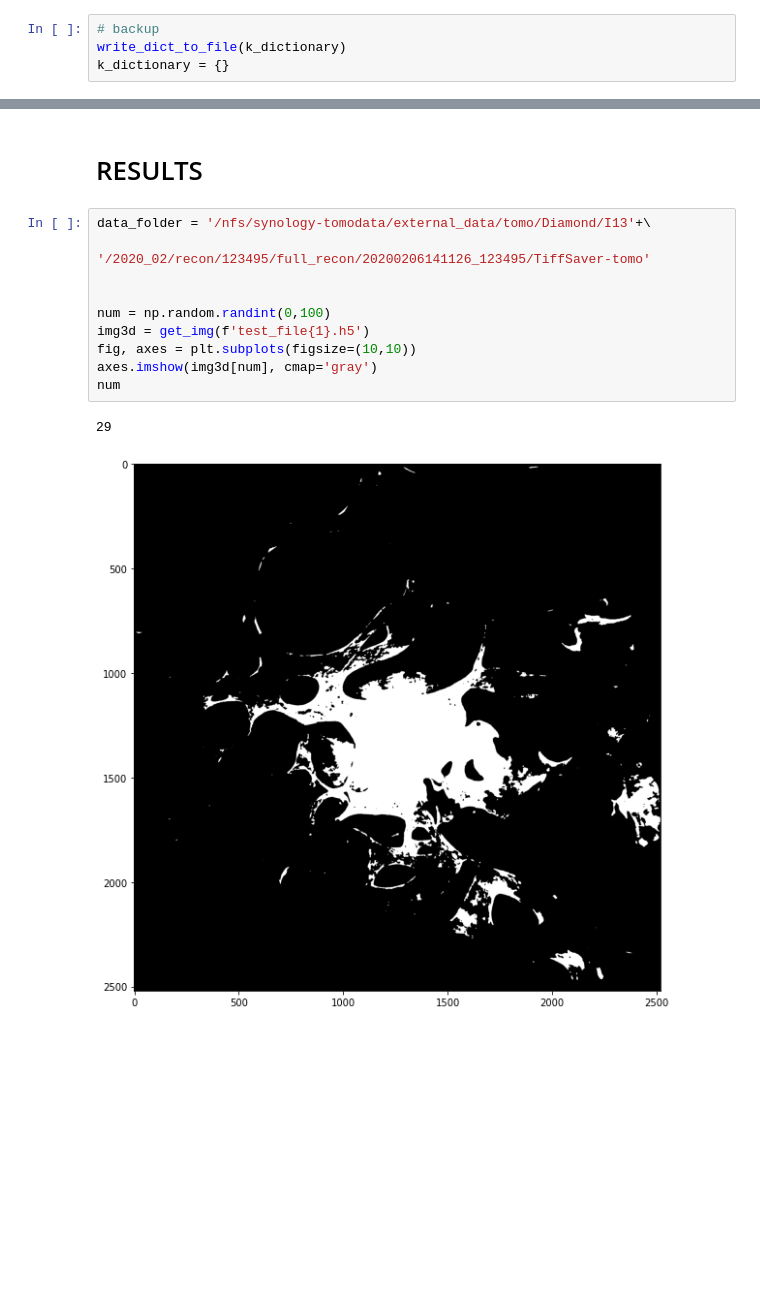
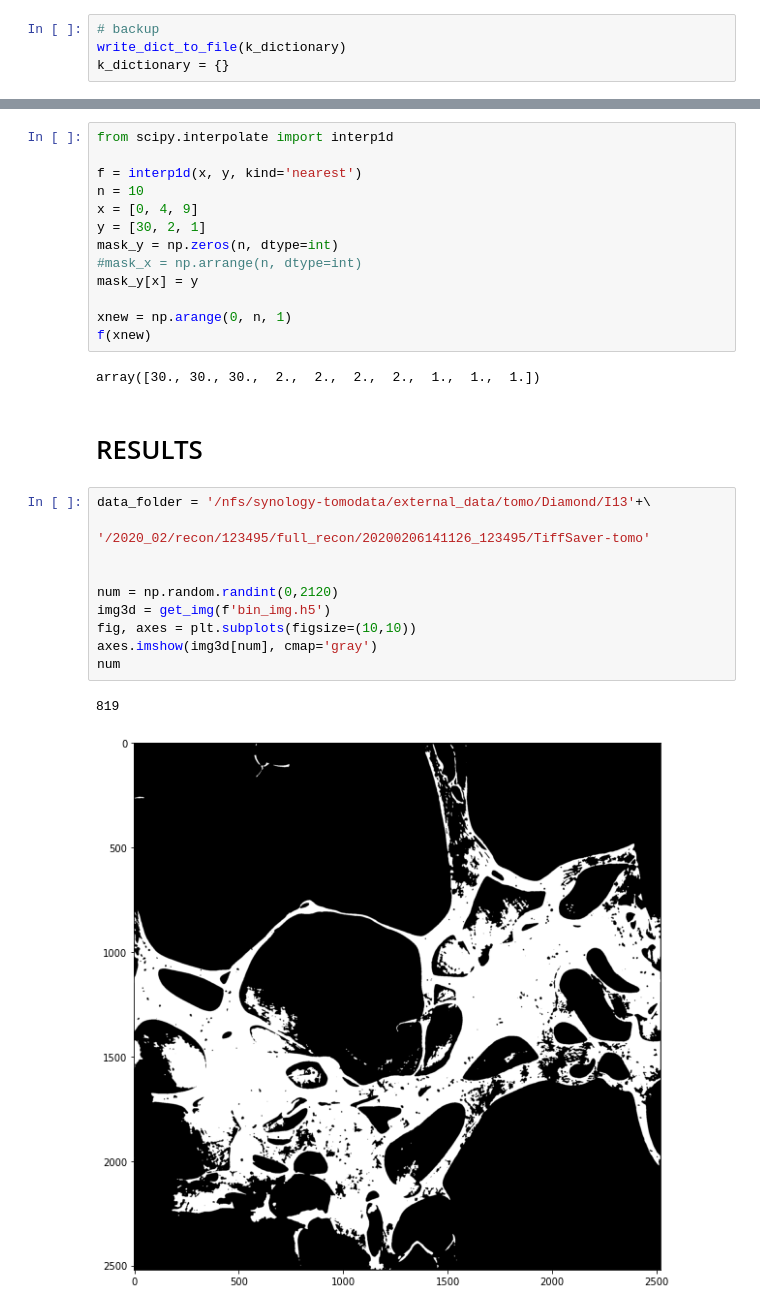
Before and after one commit to ankhafizov/porous_implants, a Jupyter notebook: viewer.ipynb, the cells around one changed output, grey strips where cells are left out. Saved outputs shown, nothing was run; the diff lists cells and outputs as text; blank space fills up the shorter version.

```diff
--- a/viewer.ipynb
+++ b/viewer.ipynb
@@ -78,15 +114,30 @@ k_dictionary = {}
+# %%
+from scipy.interpolate import interp1d
+
+f = interp1d(x, y, kind='nearest')
+n = 10
+x = [0, 4, 9]
+y = [30, 2, 1]
+mask_y = np.zeros(n, dtype=int)
+#mask_x = np.arrange(n, dtype=int)
+mask_y[x] = y
+
+xnew = np.arange(0, n, 1)
+f(xnew)
+# %% [output]
+array([30., 30., 30.,  2.,  2.,  2.,  2.,  1.,  1.,  1.])
 # %% [markdown]
 # RESULTS
 # %%
 data_folder = '/nfs/synology-tomodata/external_data/tomo/Diamond/I13'+\
                 '/2020_02/recon/123495/full_recon/20200206141126_123495/TiffSaver-tomo'
 
 
-num = np.random.randint(0,100)
-img3d = get_img(f'test_file{1}.h5')
+num = np.random.randint(0,2120)
+img3d = get_img(f'bin_img.h5')
 fig, axes = plt.subplots(figsize=(10,10))
 axes.imshow(img3d[num], cmap='gray')
 num
 # %% [output]
-29
+819
-[figure, old version]
+[figure, new version]
```
Also changed, not shown: parts of 10 cells of this notebook, 1 other file.
